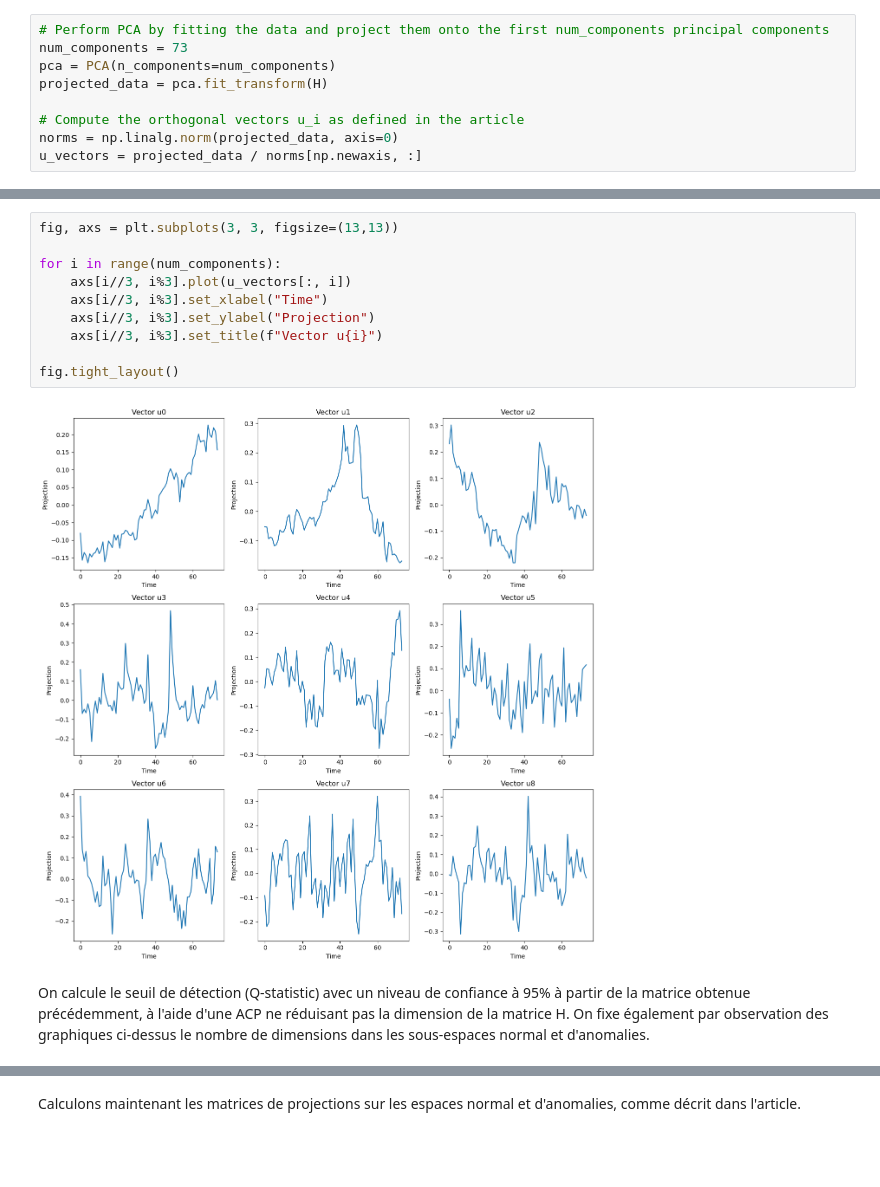
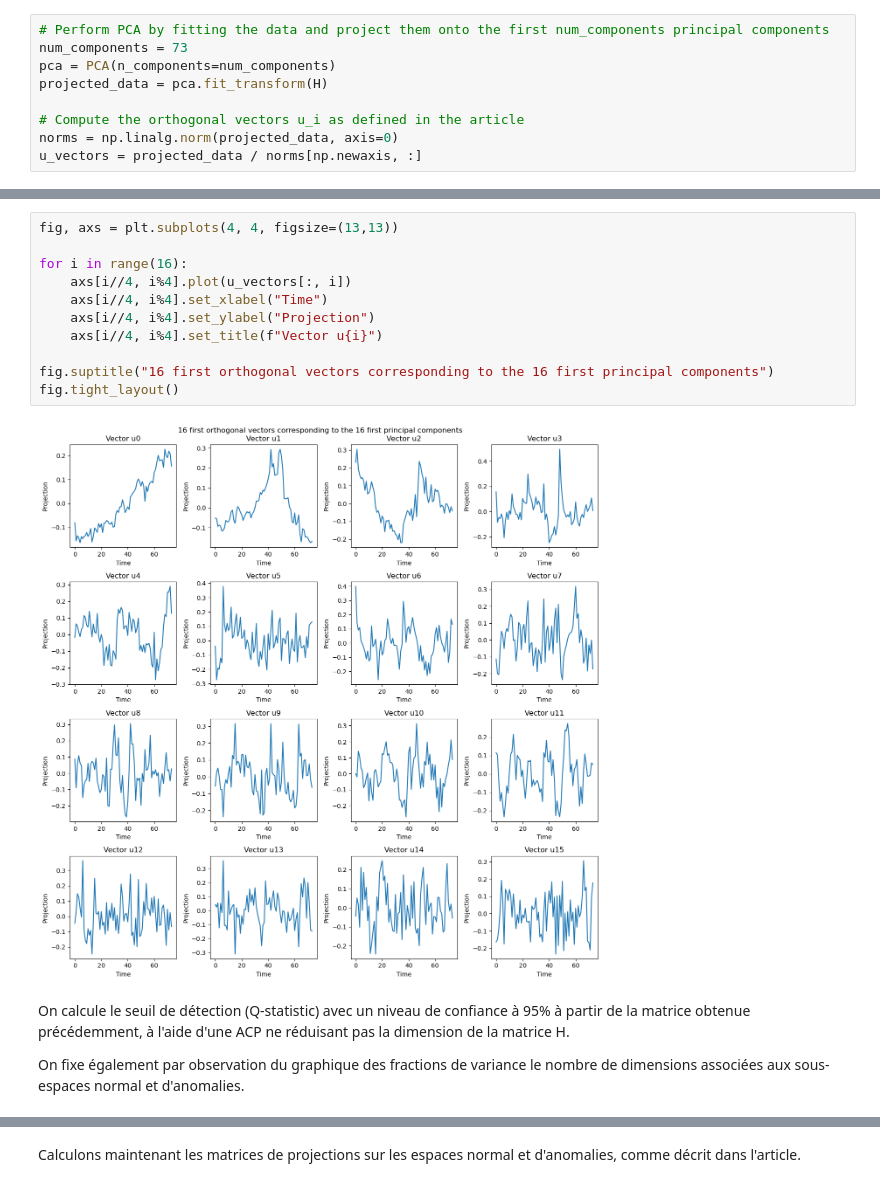
Before and after one commit to Veccoy/DetectIntrusion, a Jupyter notebook: LakhinaEntropy.ipynb, the cells around one changed output, grey strips where cells are left out. Cells and saved outputs as stored; diff of their text form; blank space fills up the shorter version.

Commit message:
Fraction of variance and change hyperparameters

```diff
--- a/LakhinaEntropy.ipynb
+++ b/LakhinaEntropy.ipynb
@@ -510,16 +491,19 @@ array([1.25677397e-03, 7.16722017e-04, 6.02930120e-04, 4.54786062e-04,
 # %%
-fig, axs = plt.subplots(3, 3, figsize=(13,13))
+fig, axs = plt.subplots(4, 4, figsize=(13,13))
 
-for i in range(num_components):
-    axs[i//3, i%3].plot(u_vectors[:, i])
-    axs[i//3, i%3].set_xlabel("Time")
-    axs[i//3, i%3].set_ylabel("Projection")
-    axs[i//3, i%3].set_title(f"Vector u{i}")
+for i in range(16):
+    axs[i//4, i%4].plot(u_vectors[:, i])
+    axs[i//4, i%4].set_xlabel("Time")
+    axs[i//4, i%4].set_ylabel("Projection")
+    axs[i//4, i%4].set_title(f"Vector u{i}")
 
+fig.suptitle("16 first orthogonal vectors corresponding to the 16 first principal components")
 fig.tight_layout()
 # %% [output]
-[figure, old version]
+[figure, new version]
 # %% [markdown]
-On calcule le seuil de détection (Q-statistic) avec un niveau de confiance à 95% à partir de la matrice obtenue précédemment, à l'aide d'une ACP ne réduisant pas la dimension de la matrice H. On fixe également par observation des graphiques ci-dessus le nombre de dimensions dans les sous-espaces normal et d'anomalies.
+On calcule le seuil de détection (Q-statistic) avec un niveau de confiance à 95% à partir de la matrice obtenue précédemment, à l'aide d'une ACP ne réduisant pas la dimension de la matrice H.
+
+On fixe également par observation du graphique des fractions de variance le nombre de dimensions associées aux sous-espaces normal et d'anomalies.
 # %%
 # Number of vectors u_i in the normal subspace
```
Also changed, not shown: parts of 14 cells of this notebook.
